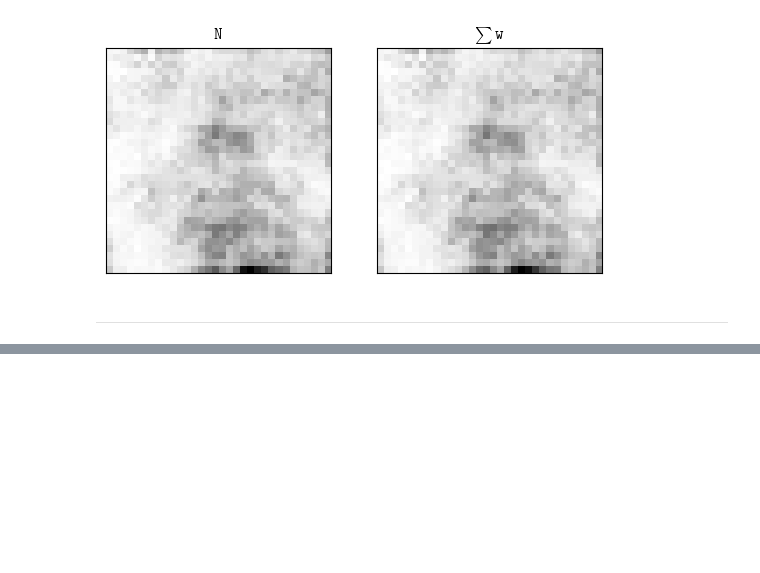
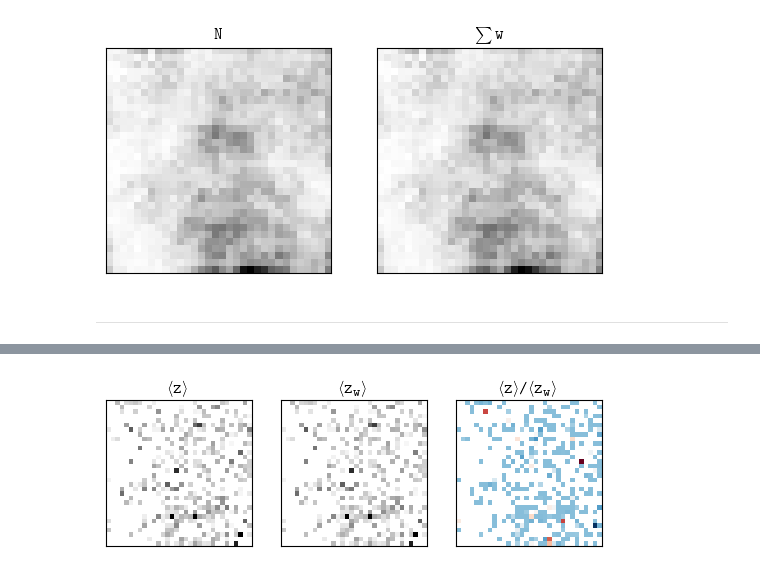
Before and after one commit to sidneymau/des-y6-image-sims-analysis, a Jupyter notebook: notebooks/2025_01_17_tomographic-matching/dev.ipynb, the cells around one changed output, grey strips where cells are left out. Saved outputs shown, nothing was run; the diff lists cells and outputs as text; code cells hidden in the pictures; blank space fills up the shorter version.

```diff
--- a/notebooks/2025_01_17_tomographic-matching/dev.ipynb
+++ b/notebooks/2025_01_17_tomographic-matching/dev.ipynb
@@ -254,3 +251,50 @@ plt.show()
+# %%
+fig, axs = plt.subplots(1, 3)
+
+norm = mpl.colors.Normalize()
+
+axs[0].imshow(
+    (
+        np.sum(lib.const.ZVALS * nz, axis=1)
+        / np.sum(nz, axis=1)
+    ).reshape(lib.const.SOM_SHAPE),
+    origin="lower",
+    norm=norm,
+)
+axs[0].set_title("$\\langle z \\rangle$")
+
+axs[1].imshow(
+    (
+        np.sum(lib.const.ZVALS * nz_w, axis=1)
+        / np.sum(nz_w, axis=1)
+    ).reshape(lib.const.SOM_SHAPE),
+    origin="lower",
+    norm=norm,
+)
+axs[1].set_title("$\\langle z_w \\rangle$")
+
+axs[2].imshow(
+    (
+            (
+            np.sum(lib.const.ZVALS * nz, axis=1)
+            / np.sum(nz, axis=1)
+        ) / (
+            np.sum(lib.const.ZVALS * nz_w, axis=1)
+            / np.sum(nz_w, axis=1)
+        )
+    ).reshape(lib.const.SOM_SHAPE),
+    origin="lower",
+    cmap="RdBu_r",
+)
+axs[2].set_title("$\\langle z \\rangle / \\langle z_w \\rangle$")
+
+for ax in axs:
+    ax.set_xticks([])
+    ax.set_yticks([])
+
+plt.show()
+# %% [output]
+[figure, added]
 # %%
 cell_assignments = {}
 for tomographic_bin in lib.const.TOMOGRAPHIC_BINS:
```
Also changed, not shown: parts of 5 cells of this notebook.
